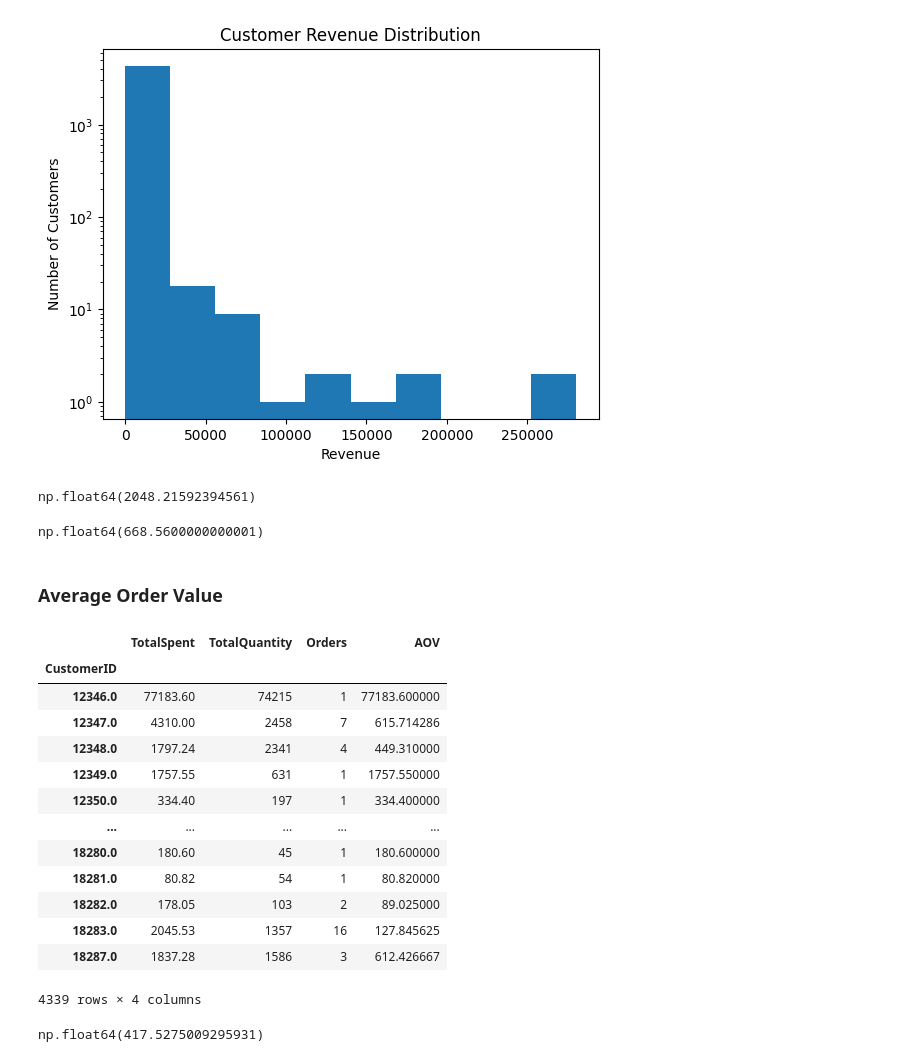
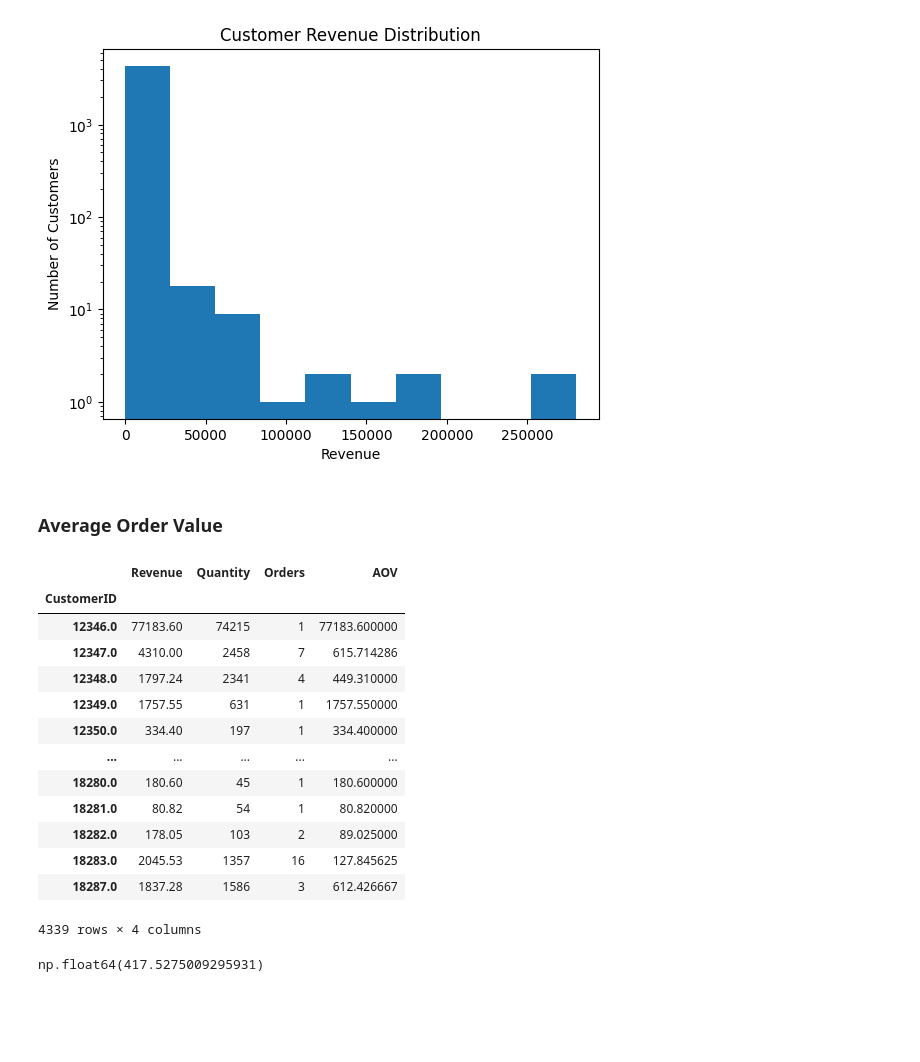
Before and after one commit to MattiaVerardi/online-retail-py, a Jupyter notebook: notebooks/online_retail_py.ipynb, the cells around one changed output. Drawn from its saved outputs; the diff is of its cells as text; code cells hidden in the pictures; blank space fills up the shorter version.

```diff
--- a/notebooks/online_retail_py.ipynb
+++ b/notebooks/online_retail_py.ipynb
@@ -649,8 +649,8 @@ L’analisi evidenzia una presenza significativa di clienti classificati come _L
 # %%
 df_customers = df_clean[df_clean["CustomerID"].notna()]
 customers = df_customers.groupby("CustomerID").agg(
-    TotalSpent=("TotalPrice", "sum"),
-    TotalQuantity=("Quantity", "sum"),
+    Revenue=("TotalPrice", "sum"),
+    Quantity=("Quantity", "sum"),
     Orders=("InvoiceNo", "nunique")
 )
 # %% [markdown]
@@ -701,23 +713,13 @@ plt.ylabel("Number of Customers")
 plt.show()
 # %% [output]
 [figure]
-# %%
-totalspent_mean = customers["TotalSpent"].mean()
-totalspent_mean
-# %% [output]
-np.float64(2048.21592394561)
-# %%
-totalspent_median = customers["TotalSpent"].median()
-totalspent_median
-# %% [output]
-np.float64(668.5600000000001)
 # %% [markdown]
 ### Average Order Value
 # %%
-customers["AOV"] = customers["TotalSpent"] / customers["Orders"]
+customers["AOV"] = customers["Revenue"] / customers["Orders"]
 customers
 # %% [output]
-|  | TotalSpent | TotalQuantity | Orders | AOV |
+|  | Revenue | Quantity | Orders | AOV |
 | CustomerID |  |  |  |  |
 | 12346.0 | 77183.60 | 74215 | 1 | 77183.600000 |
 | 12347.0 | 4310.00 | 2458 | 7 | 615.714286 |
```
Also changed, not shown: parts of 16 cells of this notebook, 1 other file.
